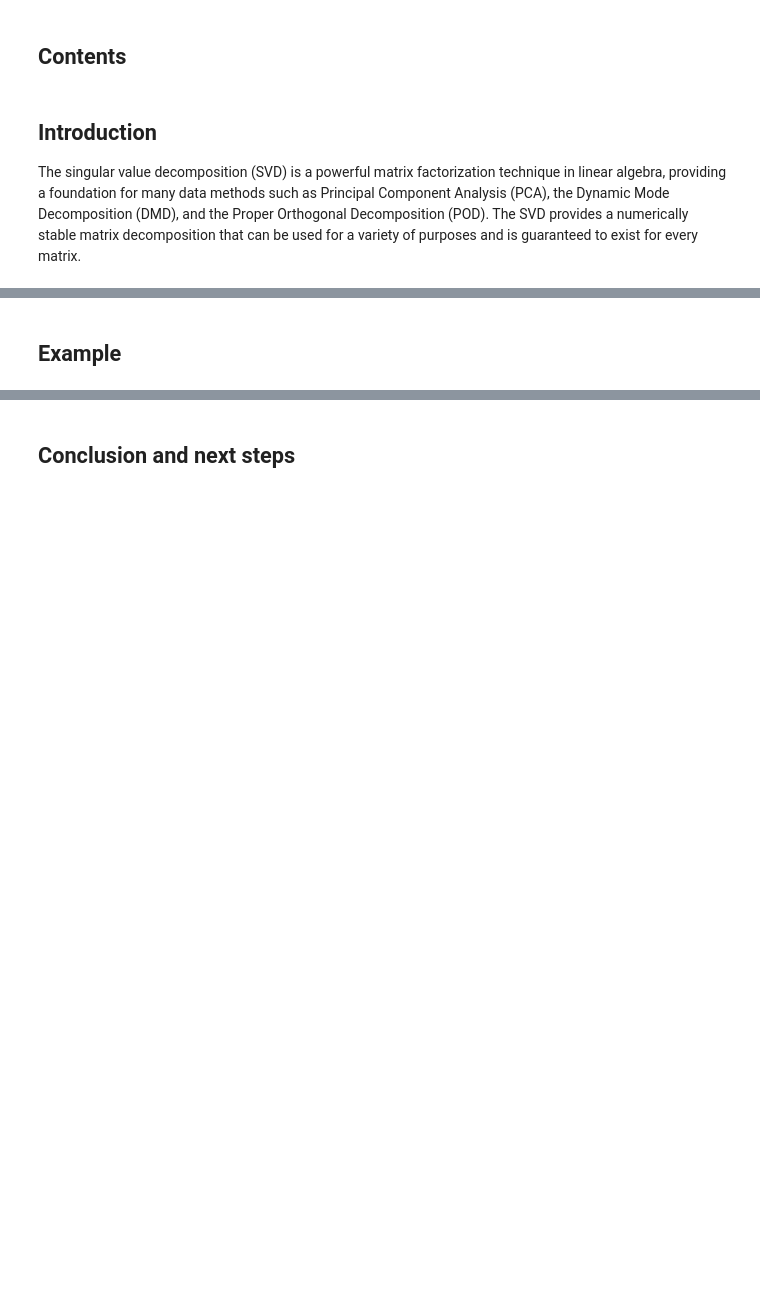
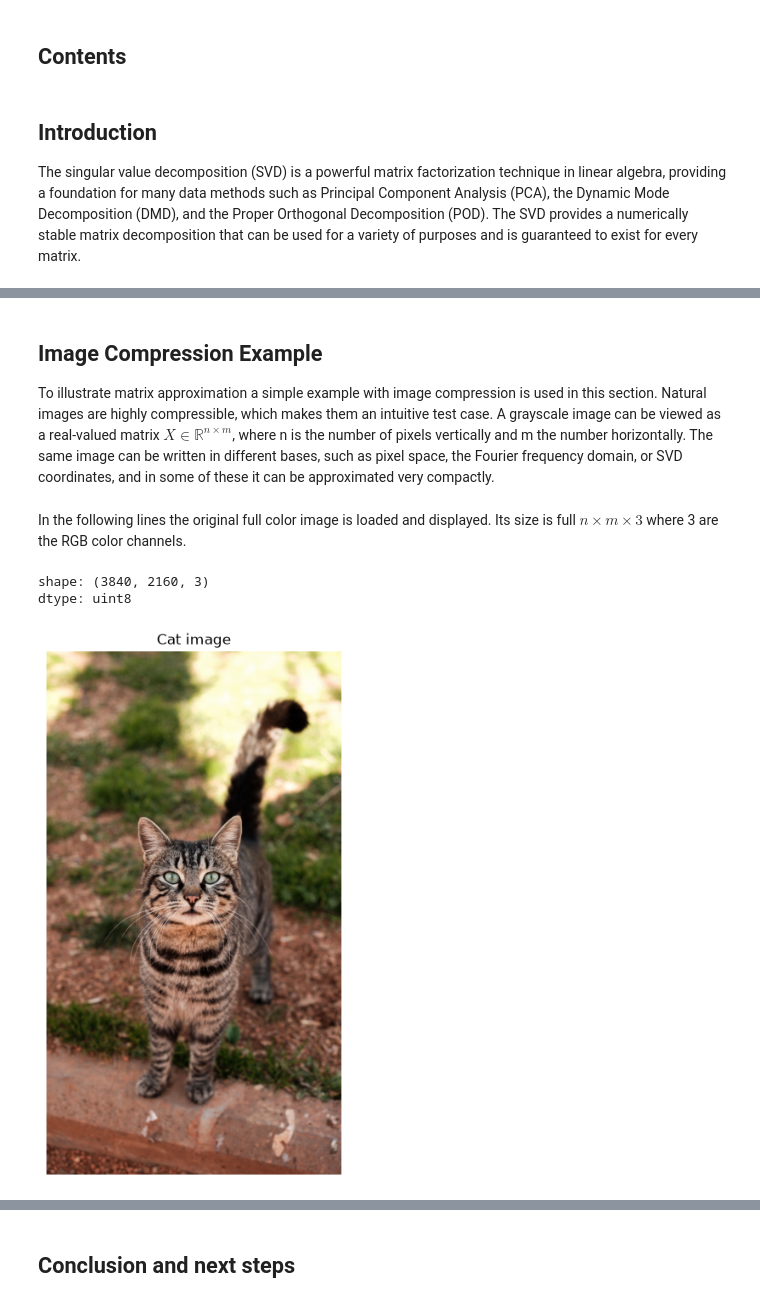
Before and after one commit to ilianakpetrova-cpu/svd-explained, a Jupyter notebook: svd-article.ipynb, the cells around one changed output, grey strips where cells are left out. Drawn from its saved outputs; the diff is of its cells as text; code cells hidden in the pictures; blank space fills up the shorter version.

Commit message:
Add image compression experiment with SVD in Python

```diff
--- a/svd-article.ipynb
+++ b/svd-article.ipynb
@@ -100,4 +106,21 @@ The following figure illuststrates the Truncated SVD:
 
 *Figure 3. Truncated SVD: only the first $r$ columns and singular values are kept, so $\tilde{X}$ approximates $X$.*
 # %% [markdown]
-## Example
+## Image Compression Example
+To illustrate matrix approximation a simple example with image compression is used in this section. Natural images are highly compressible, which makes them an intuitive test case. A grayscale image can be viewed as a real-valued matrix  $X \in \mathbb{R}^{n \times m}$, where n is the number of pixels vertically and m the number horizontally. The same image can be written in different bases, such as pixel space, the Fourier frequency domain, or SVD coordinates, and in some of these it can be approximated very compactly.
+# %% [markdown]
+In the following lines the original full color image is loaded and displayed. Its size is full $n \times m \times 3$ where 3 are the RGB color channels.
+# %%
+img = mpimg.imread("data/cat.jpg")      # image read with path relative to the notebook
+
+print("shape:", img.shape)              # (height, width, 3) for a colour image
+print("dtype:", img.dtype)              # uint8 for JPEG (0-255), float32 for PNG (0-1)
+
+plt.imshow(img)
+plt.axis("off") # hide x and y axis
+plt.title("Cat image")
+plt.show()
+# %% [output]
+shape: (3840, 2160, 3)
+dtype: uint8
+[figure, added]
```
Also changed, not shown: parts of 7 cells of this notebook, 1 other file.
